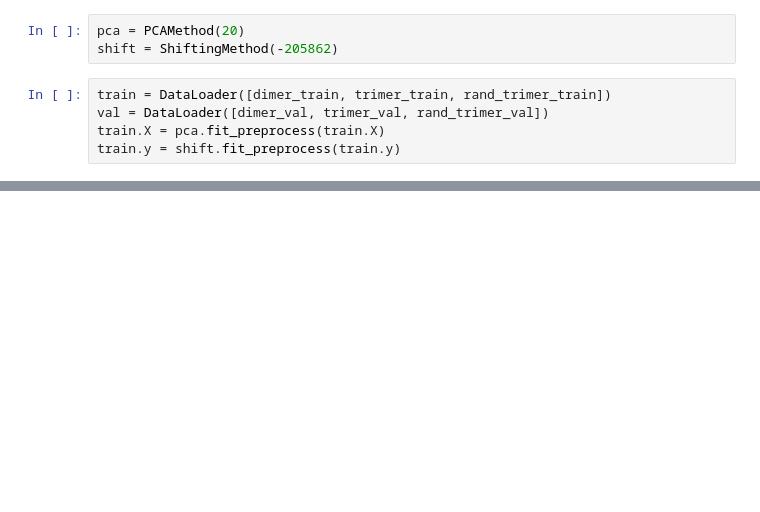
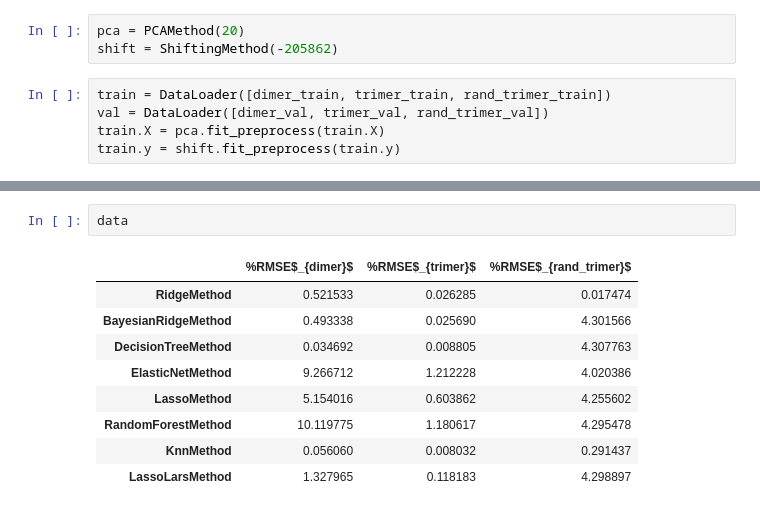
Before and after one commit to CS-433/ml-project-2-cross-entropy, a Jupyter notebook: run.ipynb, the cells around one changed output, grey strips where cells are left out. Cells and saved outputs as stored; diff of their text form; blank space fills up the shorter version.

```diff
--- a/run.ipynb
+++ b/run.ipynb
@@ -59,0 +92,12 @@ for method in methods:
+# %%
+data
+# %% [output]
+|  | %RMSE$_{dimer}$ | %RMSE$_{trimer}$ | %RMSE$_{rand_trimer}$ |
+| RidgeMethod | 0.521533 | 0.026285 | 0.017474 |
+| BayesianRidgeMethod | 0.493338 | 0.025690 | 4.301566 |
+| DecisionTreeMethod | 0.034692 | 0.008805 | 4.307763 |
+| ElasticNetMethod | 9.266712 | 1.212228 | 4.020386 |
+| LassoMethod | 5.154016 | 0.603862 | 4.255602 |
+| RandomForestMethod | 10.119775 | 1.180617 | 4.295478 |
+| KnnMethod | 0.056060 | 0.008032 | 0.291437 |
+| LassoLarsMethod | 1.327965 | 0.118183 | 4.298897 |
```
Also changed, not shown: parts of 5 cells of this notebook, 1 other file.
